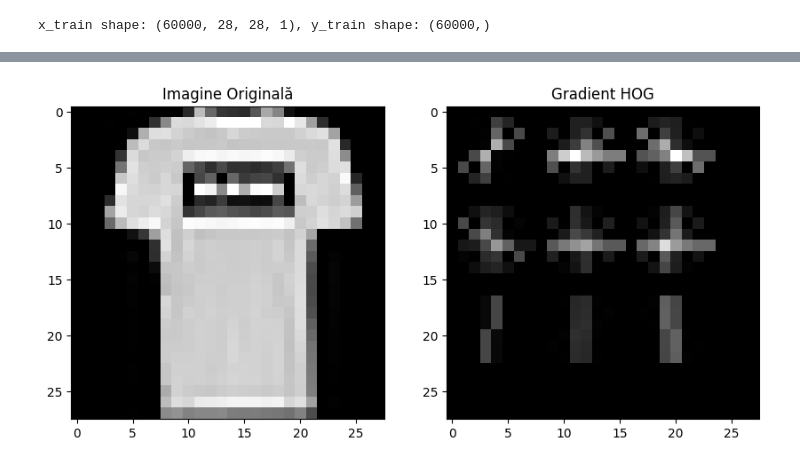
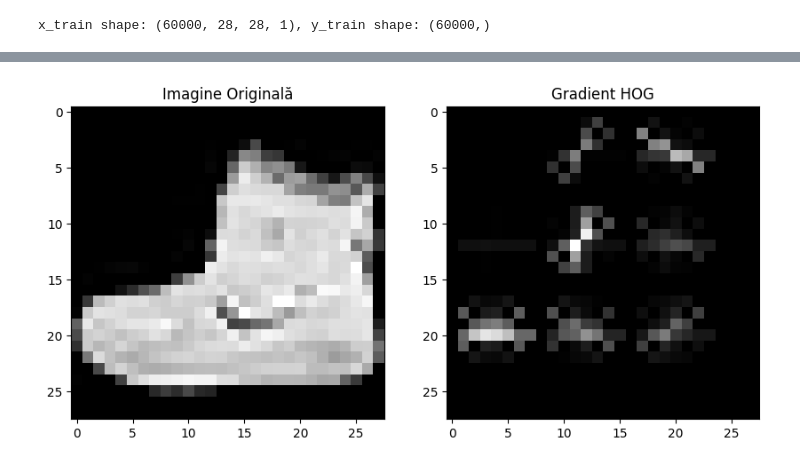
Before and after one commit to Vulturul2k/ML_project, a Jupyter notebook: fashion.ipynb, the cells around one changed output, grey strips where cells are left out. Saved outputs shown, nothing was run; the diff lists cells and outputs as text; code cells hidden in the pictures.

```diff
--- a/fashion.ipynb
+++ b/fashion.ipynb
@@ -70,16 +68,16 @@ HOG Features Shape: (1000, 144)
 # %%
-image_sample = x_train[1].squeeze()
+image_sample = x_train[0].squeeze()
 _, hog_image = hog(image_sample, orientations=9, pixels_per_cell=(8, 8),
                    cells_per_block=(2, 2), visualize=True)
 
 plt.figure(figsize=(10, 5))
 plt.subplot(1, 2, 1)
 plt.imshow(image_sample, cmap='gray')
 plt.title("Imagine Originală")
 
 plt.subplot(1, 2, 2)
 plt.imshow(hog_image, cmap='gray')
 plt.title("Gradient HOG")
 plt.show()
 # %% [output]
-[figure, old version]
+[figure, new version]
```
Also changed, not shown: parts of 2 cells of this notebook, 4 other files.
